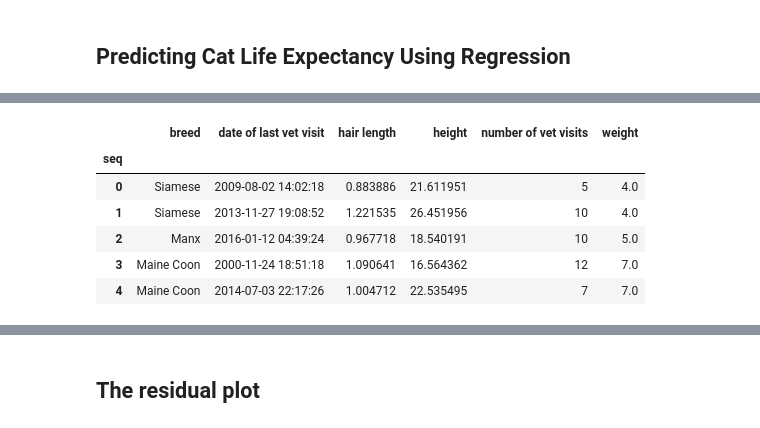
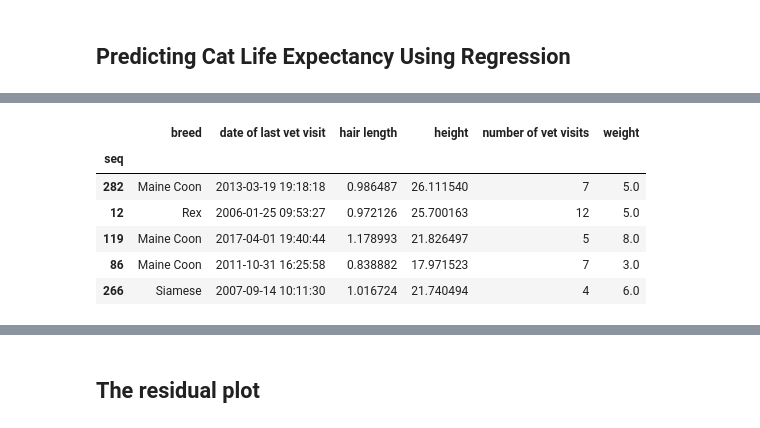
Before and after one commit to ammarwm/predictivehire, a Jupyter notebook: Cats Life Expectancy Prediction.ipynb, the cells around one changed output, grey strips where cells are left out. Drawn from its saved outputs; the diff is of its cells as text; code cells hidden in the pictures.

```diff
--- a/Cats Life Expectancy Prediction.ipynb
+++ b/Cats Life Expectancy Prediction.ipynb
@@ -269,10 +263,10 @@ y_ = cats_df['age at death']
 # %%
-X_.head()
+X_test.head()
 # %% [output]
 |  | breed | date of last vet visit | hair length | height | number of vet visits | weight |
 | seq |  |  |  |  |  |  |
-| 0 | Siamese | 2009-08-02 14:02:18 | 0.883886 | 21.611951 | 5 | 4.0 |
-| 1 | Siamese | 2013-11-27 19:08:52 | 1.221535 | 26.451956 | 10 | 4.0 |
-| 2 | Manx | 2016-01-12 04:39:24 | 0.967718 | 18.540191 | 10 | 5.0 |
-| 3 | Maine Coon | 2000-11-24 18:51:18 | 1.090641 | 16.564362 | 12 | 7.0 |
-| 4 | Maine Coon | 2014-07-03 22:17:26 | 1.004712 | 22.535495 | 7 | 7.0 |
+| 282 | Maine Coon | 2013-03-19 19:18:18 | 0.986487 | 26.111540 | 7 | 5.0 |
+| 12 | Rex | 2006-01-25 09:53:27 | 0.972126 | 25.700163 | 12 | 5.0 |
+| 119 | Maine Coon | 2017-04-01 19:40:44 | 1.178993 | 21.826497 | 5 | 8.0 |
+| 86 | Maine Coon | 2011-10-31 16:25:58 | 0.838882 | 17.971523 | 7 | 3.0 |
+| 266 | Siamese | 2007-09-14 10:11:30 | 1.016724 | 21.740494 | 4 | 6.0 |
```
Also changed, not shown: parts of 33 cells of this notebook, 2 other files.
